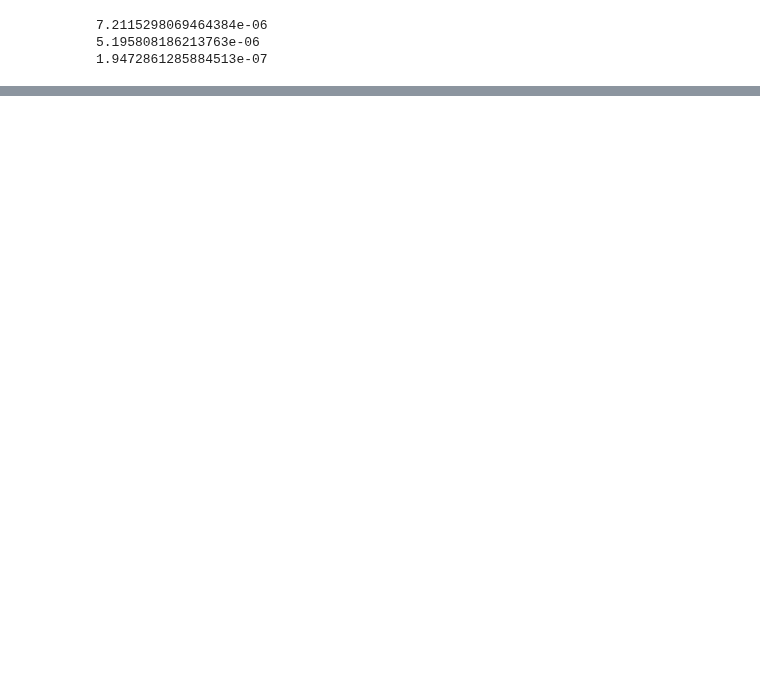
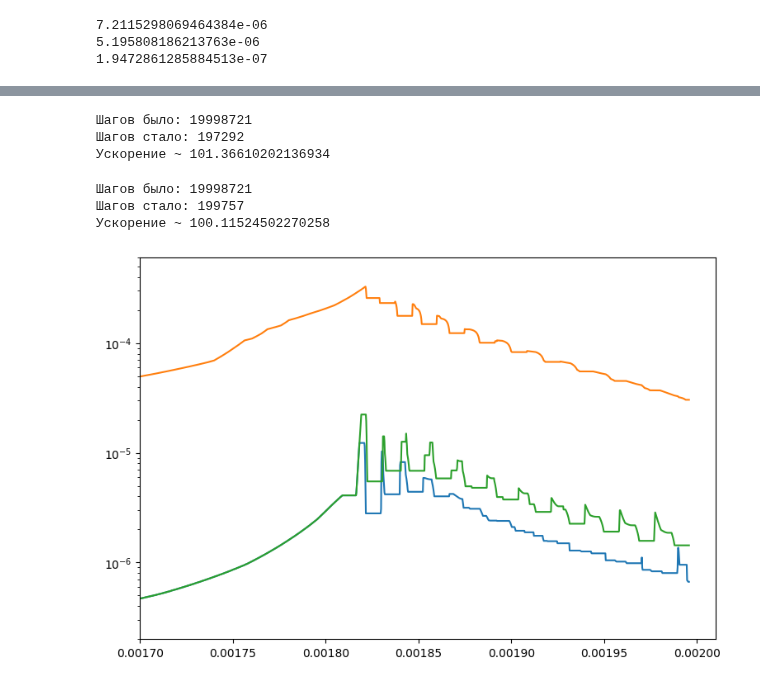
Before and after one commit to ponomarevandr/disruption, a Jupyter notebook: model_tuning/experiments/time_step/adaptation_birth.ipynb, the cells around one changed output, grey strips where cells are left out. Drawn from its saved outputs; the diff is of its cells as text; code cells hidden in the pictures; blank space fills up the shorter version.

```diff
--- a/model_tuning/experiments/time_step/adaptation_birth.ipynb
+++ b/model_tuning/experiments/time_step/adaptation_birth.ipynb
@@ -323,0 +366,2 @@ print(np.abs(t_shift_ad_energy_max).max())
+# %%
+model_ad_stability_100 = model_from_file(models_dir + 'model_ad_stability_100.csv')
@@ -323,0 +374,33 @@ print(np.abs(t_shift_ad_energy_max).max())
+# %%
+boost(model_ad_energy_100)
+# %% [output]
+Шагов было: 19998721
+Шагов стало: 197292
+Ускорение ~ 101.36610202136934
+# %%
+boost(model_ad_stability_100)
+# %% [output]
+Шагов было: 19998721
+Шагов стало: 199757
+Ускорение ~ 100.11524502270258
+# %%
+metric_ad_phi_100, t_shift_ad_phi_100 = \
+    metric_shifted(model_ad_phi_100.df_phi, model_ad_phi_100.ts, model.df_phi, model.ts)
+# %%
+metric_ad_energy_100, t_shift_ad_energy_100 = \
+    metric_shifted(model_ad_energy_100.df_phi, model_ad_energy_100.ts, model.df_phi, model.ts)
+# %%
+metric_ad_stability_100, t_shift_ad_stability_100 = \
+    metric_shifted(model_ad_stability_100.df_phi, model_ad_stability_100.ts, model.df_phi, model.ts)
+# %%
+plt.figure(figsize=(9, 6))
+plt.xlim([1.7e-3, 2.01e-3])
+plt.ylim([2e-7, 6e-4])
+plt.yscale('log')
+k = 20
+plt.plot(model_ad_phi_100.ts[k:-k], window_min(metric_ad_phi_100, k), color='C0')
+plt.plot(model_ad_energy_100.ts[k:-k], window_min(metric_ad_energy_100, k), color='C1')
+plt.plot(model_ad_stability_100.ts[k:-k], window_min(metric_ad_stability_100, k), color='C2')
+plt.show()
+# %% [output]
+[figure, added]
```
Also changed, not shown: parts of 16 cells of this notebook, 15 other files.
